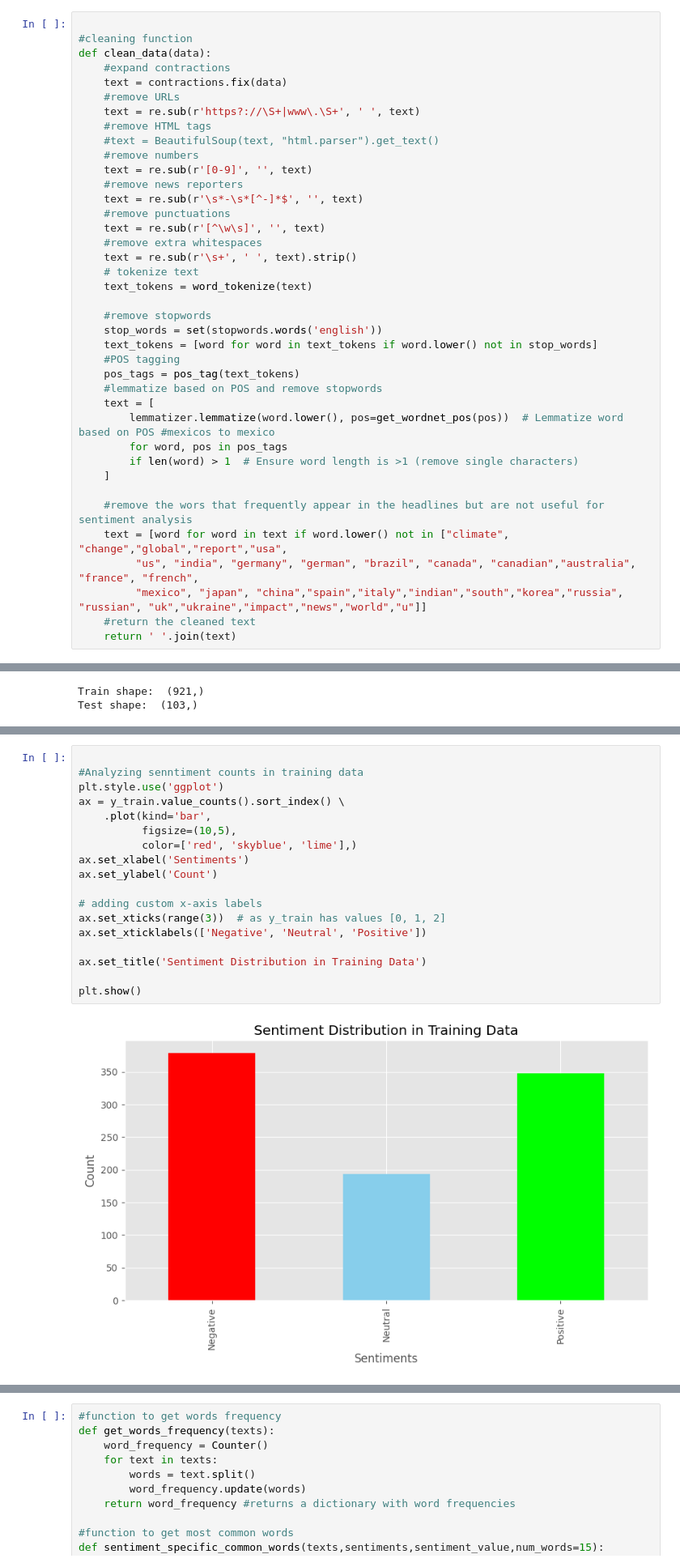
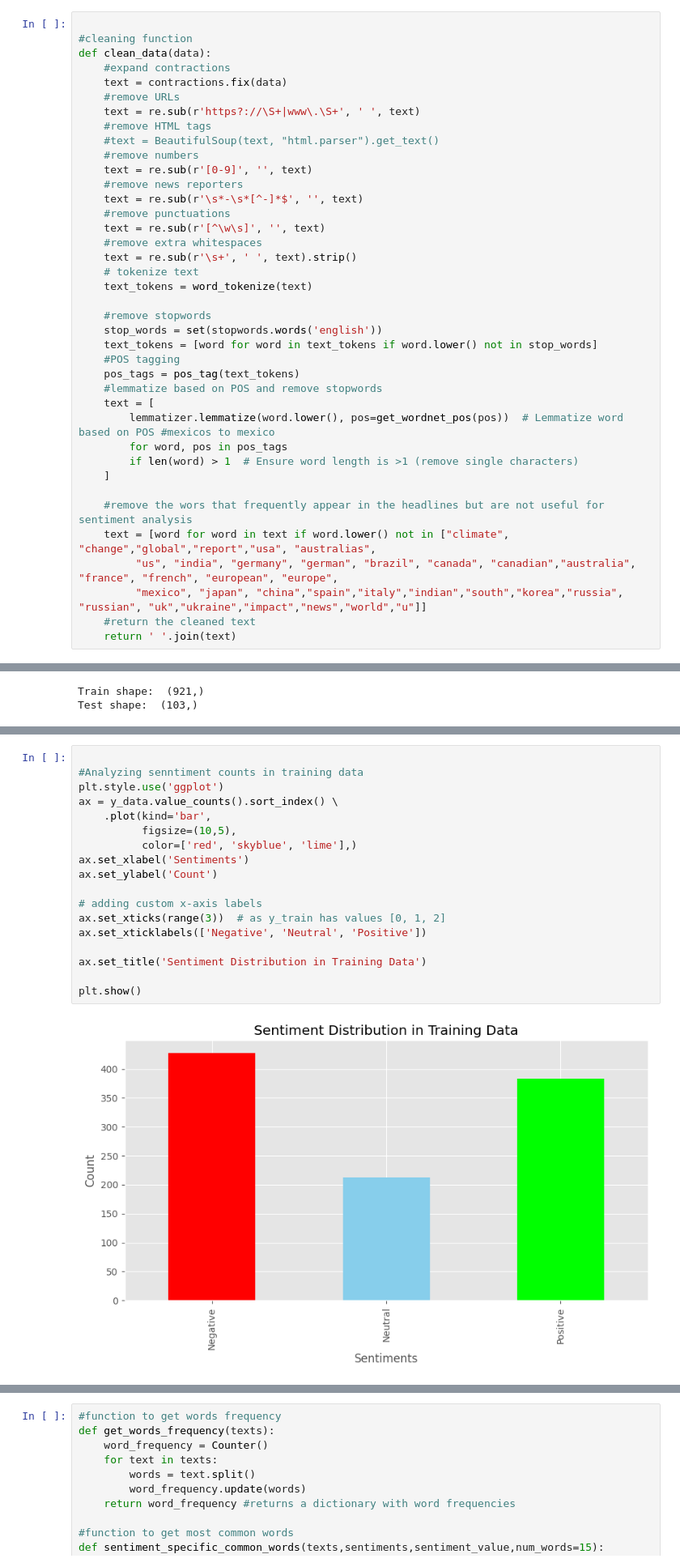
Before and after one commit to AnishD11/Sentiment-Analysis-of-Climate-Headlines, a Jupyter notebook: climate_headline.ipynb, the cells around one changed output, grey strips where cells are left out. Shown at 81% size. Saved outputs shown, nothing was run; the diff lists cells and outputs as text.

```diff
--- a/climate_headline.ipynb
+++ b/climate_headline.ipynb
@@ -150,8 +163,8 @@ def clean_data(data):
     ]
 
     #remove the wors that frequently appear in the headlines but are not useful for sentiment analysis
-    text = [word for word in text if word.lower() not in ["climate", "change","global","report","usa",
-         "us", "india", "germany", "german", "brazil", "canada", "canadian","australia", "france", "french",
+    text = [word for word in text if word.lower() not in ["climate", "change","global","report","usa", "australias",
+         "us", "india", "germany", "german", "brazil", "canada", "canadian","australia", "france", "french", "european", "europe",
          "mexico", "japan", "china","spain","italy","indian","south","korea","russia", "russian", "uk","ukraine","impact","news","world","u"]]
     #return the cleaned text
     return ' '.join(text)
@@ -224,21 +242,21 @@ Test shape:  (103,)
 # %%
 
 #Analyzing senntiment counts in training data
 plt.style.use('ggplot')
-ax = y_train.value_counts().sort_index() \
+ax = y_data.value_counts().sort_index() \
     .plot(kind='bar',
           figsize=(10,5),
           color=['red', 'skyblue', 'lime'],)
 ax.set_xlabel('Sentiments')
 ax.set_ylabel('Count')
 
 # adding custom x-axis labels
 ax.set_xticks(range(3))  # as y_train has values [0, 1, 2]
 ax.set_xticklabels(['Negative', 'Neutral', 'Positive'])
 
 ax.set_title('Sentiment Distribution in Training Data')
 
 plt.show()
 # %% [output]
-[figure, old version]
+[figure, new version]
 # %%
```
Also changed, not shown: parts of 10 cells of this notebook.
